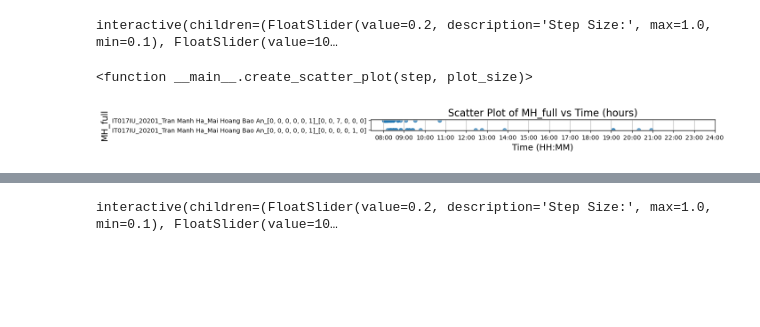
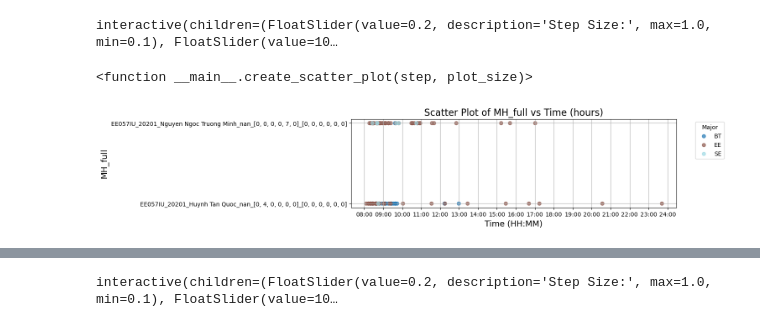
Before and after one commit to NHL04/ml-001-train-model, a Jupyter notebook: Process_data_p2-3_Time_range_visualization.ipynb, the cells around one changed output, grey strips where cells are left out. Saved outputs shown, nothing was run; the diff lists cells and outputs as text; code cells hidden in the pictures; blank space fills up the shorter version.

```diff
--- a/Process_data_p2-3_Time_range_visualization.ipynb
+++ b/Process_data_p2-3_Time_range_visualization.ipynb
@@ -213,0 +212,11 @@ test_df = df[(df['MaMH'] == "IT017IU") & (df['NHHK'] == 20201)]
+# %%
+# test_df = df[df['MaMH'] == "MA023IU"]
+test_df = df[(df['MaMH'] == "EE057IU") & (df['NHHK'] == 20201)]
+test_df['Major'] = test_df['MaSV'].str[:2]
+
+# Create a global colormap
+unique_majors = test_df['Major'].unique()
+colors = plt.cm.get_cmap('tab20', len(unique_majors))
+
+# Create a mapping from Major values to colors
+color_dict = {val: colors(i) for i, val in enumerate(unique_majors)}
@@ -307,44 +330,100 @@ interact(create_scatter_plot, step=step_slider, plot_size=size_slider)
 interactive(children=(FloatSlider(value=0.2, description='Step Size:', max=1.0, min=0.1), FloatSlider(value=10…
 <function __main__.create_scatter_plot(step, plot_size)>
 # %%
+# # Filter the dataframe based on Time_seconds range
+# filtered_df = test_df[(test_df['Time_seconds'] >= 28800) & (test_df['Time_seconds'] <= 86400)].copy()
+# # filtered_df = test_df[(test_df['Time_seconds'] >= 28800) & (test_df['Time_seconds'] <= 36000)].copy()
+
+# # Convert Time_seconds to hours
+# filtered_df['Time_hours'] = filtered_df['Time_seconds'] / 3600
+
+# # Calculate the number of rows in the filtered DataFrame
+# num_rows = len(filtered_df)
+
+# # Determine the y-size of the plot based on the number of rows
+# # ysize = max(2, num_rows * 0.005)  # Set a minimum height of 6 inches
+# ysize = num_rows * 0.005
+
+# # Create the scatter plot
+# plt.figure(figsize=(10, ysize))
+# plt.scatter(filtered_df['Time_hours'], filtered_df['MH_full'], alpha=0.7)
+
+# # Manually set the x-ticks and labels
+# start_hour = 8  # 28800 seconds is 8 hours
+# end_hour = 24  # 36000 seconds is 10 hours
+
+# # Generate tick positions and labels
+# tick_positions = []
+# tick_labels = []
+# current_hour = start_hour
+
+# while current_hour <= end_hour:
+#     tick_positions.append(current_hour)
+#     tick_labels.append(f"{int(current_hour):02d}:{int((current_hour % 1) * 60):02d}")
+#     current_hour += 1
+
+# plt.xticks(tick_positions, tick_labels)
+
+# plt.xlabel('Time (HH:MM)', fontsize=14)
+# plt.ylabel('MH_full', fontsize=14)
+# plt.title('Scatter Plot of MH_full vs Time (hours)', fontsize=16)
+# plt.grid(True)
+# plt.show()
+
 # Filter the dataframe based on Time_seconds range
 filtered_df = test_df[(test_df['Time_seconds'] >= 28800) & (test_df['Time_seconds'] <= 86400)].copy()
-# filtered_df = test_df[(test_df['Time_seconds'] >= 28800) & (test_df['Time_seconds'] <= 36000)].copy()
 
 # Convert Time_seconds to hours
 filtered_df['Time_hours'] = filtered_df['Time_seconds'] / 3600
 
 # Calculate the number of rows in the filtered DataFrame
 num_rows = len(filtered_df)
 
 # Determine the y-size of the plot based on the number of rows
-# ysize = max(2, num_rows * 0.005)  # Set a minimum height of 6 inches
-ysize = num_rows * 0.005
+ysize = num_rows * 0.03
 
+# # # Create the scatter plot
+# plt.figure(figsize=(10, ysize))
+# for value in unique_values:
+#     subset = filtered_df[filtered_df['Major'] == value]
+#     plt.scatter(subset['Time_hours'], subset['MH_full'], alpha=0.7, label=value, color=color_dict[value])
 # Create the scatter plot
 plt.figure(figsize=(10, ysize))
-plt.scatter(filtered_df['Time_hours'], filtered_df['MH_full'], alpha=0.7)
+for major in unique_majors:
+    subset = filtered_df[filtered_df['Major'] == major]
+    plt.scatter(subset['Time_hours'], subset['MH_full'], alpha=0.7, label=major, color=color_dict[major])
+
+# Iterate over unique major values to plot each subset with the correct color
+# for value in unique_values:
+#     if value in color_dict:
+#         subset = filtered_df[filtered_df['Major'] == value]
+#         plt.scatter(subset['Time_hours'], subset['MH_full'], alpha=0.7, label=value, color=color_dict[value])
+#     else:
+#         print(f"Warning: No color mapping for Major value '{value}'")
+
 
 # Manually set the x-ticks and labels
 start_hour = 8  # 28800 seconds is 8 hours
-end_hour = 24  # 36000 seconds is 10 hours
+end_hour = 24  # 86400 seconds is 24 hours
 
 # Generate tick positions and labels
 tick_positions = []
 tick_labels = []
 current_hour = start_hour
 
 while current_hour <= end_hour:
     tick_positions.append(current_hour)
     tick_labels.append(f"{int(current_hour):02d}:{int((current_hour % 1) * 60):02d}")
     current_hour += 1
 
 plt.xticks(tick_positions, tick_labels)
 
 plt.xlabel('Time (HH:MM)', fontsize=14)
 plt.ylabel('MH_full', fontsize=14)
 plt.title('Scatter Plot of MH_full vs Time (hours)', fontsize=16)
 plt.grid(True)
+# Place the legend to the right of the chart
+plt.legend(title='Major', bbox_to_anchor=(1.05, 1), loc='upper left')
 plt.show()
 # %% [output]
-[figure, old version]
+[figure, new version]
```
Also changed, not shown: parts of 17 cells of this notebook, 1 other file.
